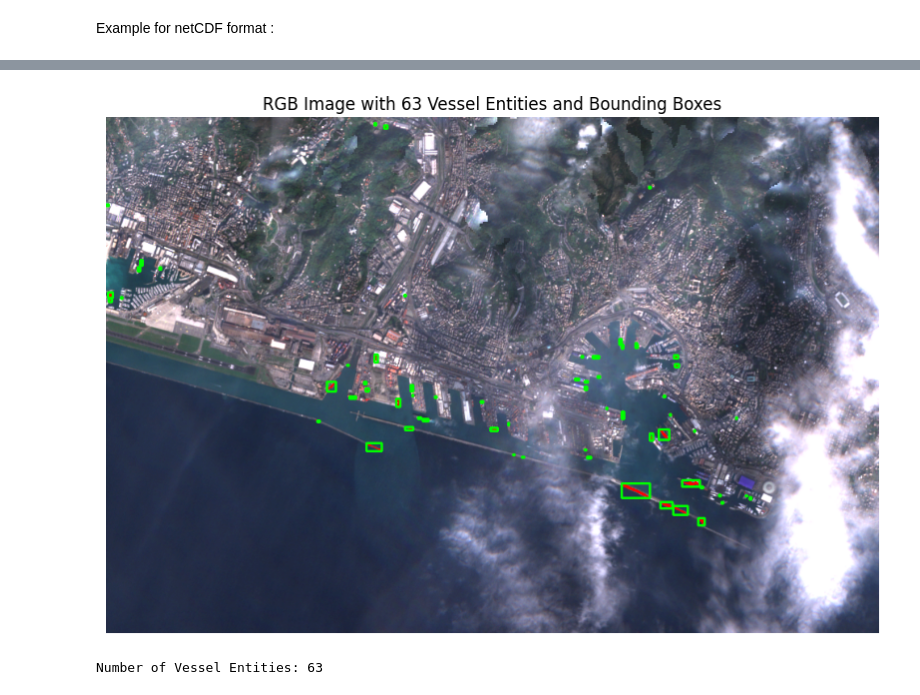
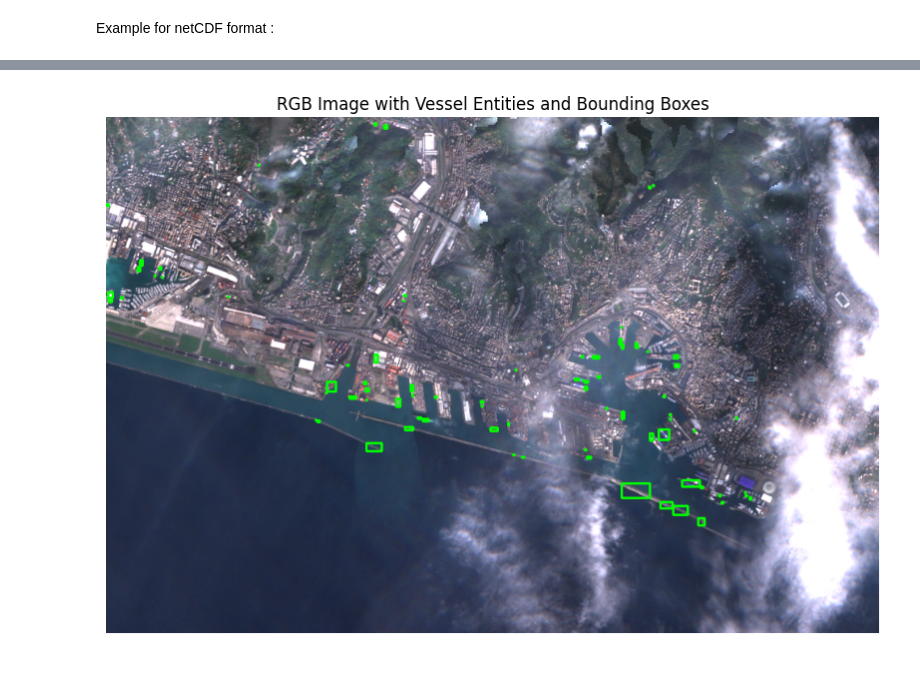
Before and after one commit to ShipDetectionExperts/draft_inference, a Jupyter notebook: inference_notebook.ipynb, the cells around one changed output, grey strips where cells are left out. Drawn from its saved outputs; the diff is of its cells as text; code cells hidden in the pictures.

```diff
--- a/inference_notebook.ipynb
+++ b/inference_notebook.ipynb
@@ -79,11 +74,10 @@ Number of Vessel Entities: 36
 Example for netCDF format :
 # %%
 from inference_notebook_support import *
-from models import *
 
 dataset_folder = 'validation_data/openEO.nc'
 
 threshold = 0.75
-ship_detector(dataset_folder,threshold, min_size_threshold = 2, file_format="netcdf")
+ship_detector(dataset_folder,threshold, file_format="netcdf")
 # %% [output]
 Raw shape of the dataset was (703, 983, 6)
@@ -105,3 +85,2 @@ New shape of each individual tile is (640, 960)
 150/150 [===========================]
-[figure, old version]
+[figure, new version]
-Number of Vessel Entities: 63
```
Also changed, not shown: parts of 2 cells of this notebook, 1 other file.
